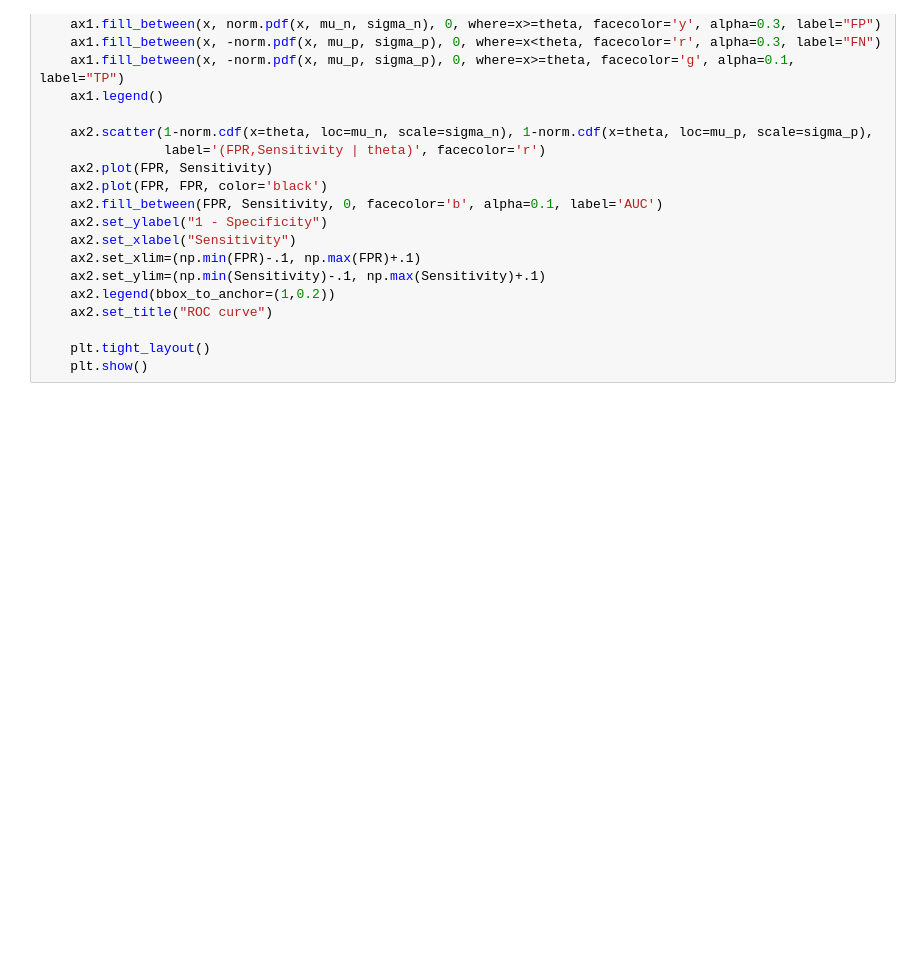
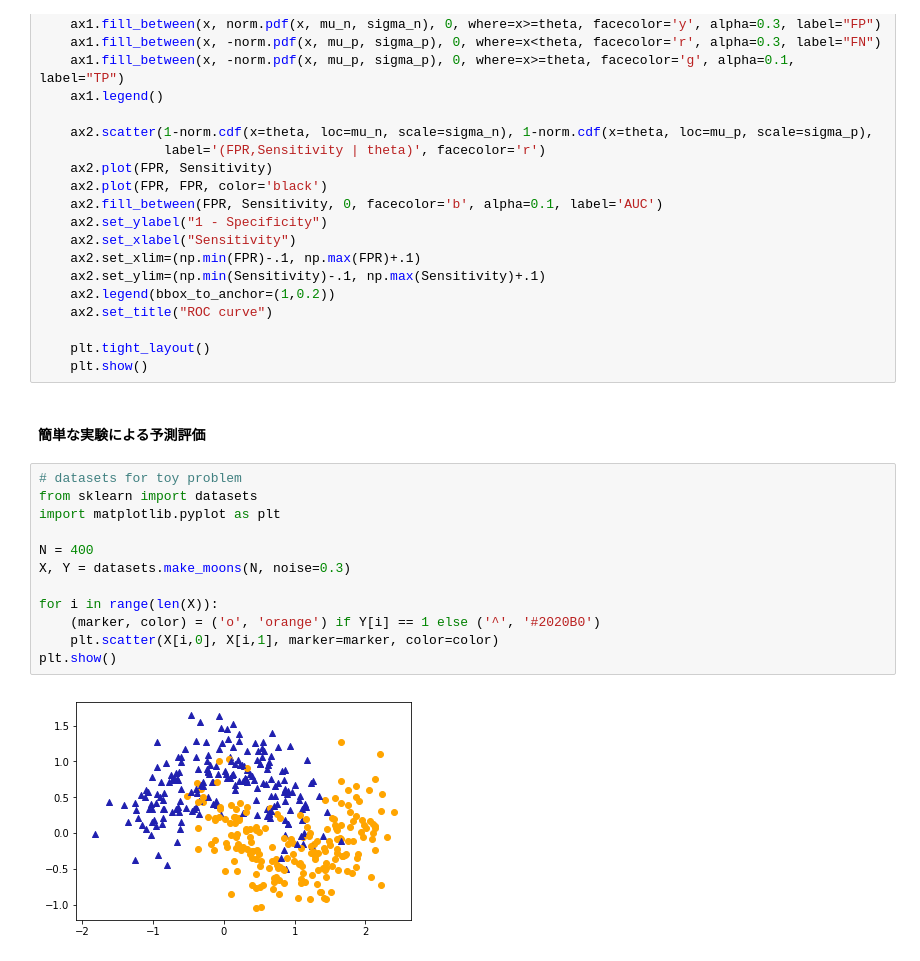
Before and after one commit to YouheiKomakine/pytorch-code-examples, a Jupyter notebook: Syoukai_DeepLearning_2.ipynb, the cells around one changed output. Saved outputs shown, nothing was run; the diff lists cells and outputs as text; blank space fills up the shorter version.

```diff
--- a/Syoukai_DeepLearning_2.ipynb
+++ b/Syoukai_DeepLearning_2.ipynb
@@ -779,3 +779,19 @@ def roc_plot(theta):
 
     plt.tight_layout()
     plt.show()
+# %% [markdown]
+#### 簡単な実験による予測評価
+# %%
+# datasets for toy problem
+from sklearn import datasets
+import matplotlib.pyplot as plt
+
+N = 400
+X, Y = datasets.make_moons(N, noise=0.3)
+
+for i in range(len(X)):
+    (marker, color) = ('o', 'orange') if Y[i] == 1 else ('^', '#2020B0')
+    plt.scatter(X[i,0], X[i,1], marker=marker, color=color)
+plt.show()
+# %% [output]
+[figure, added]
```
Also changed, not shown: parts of 7 cells of this notebook, 1 other file.
